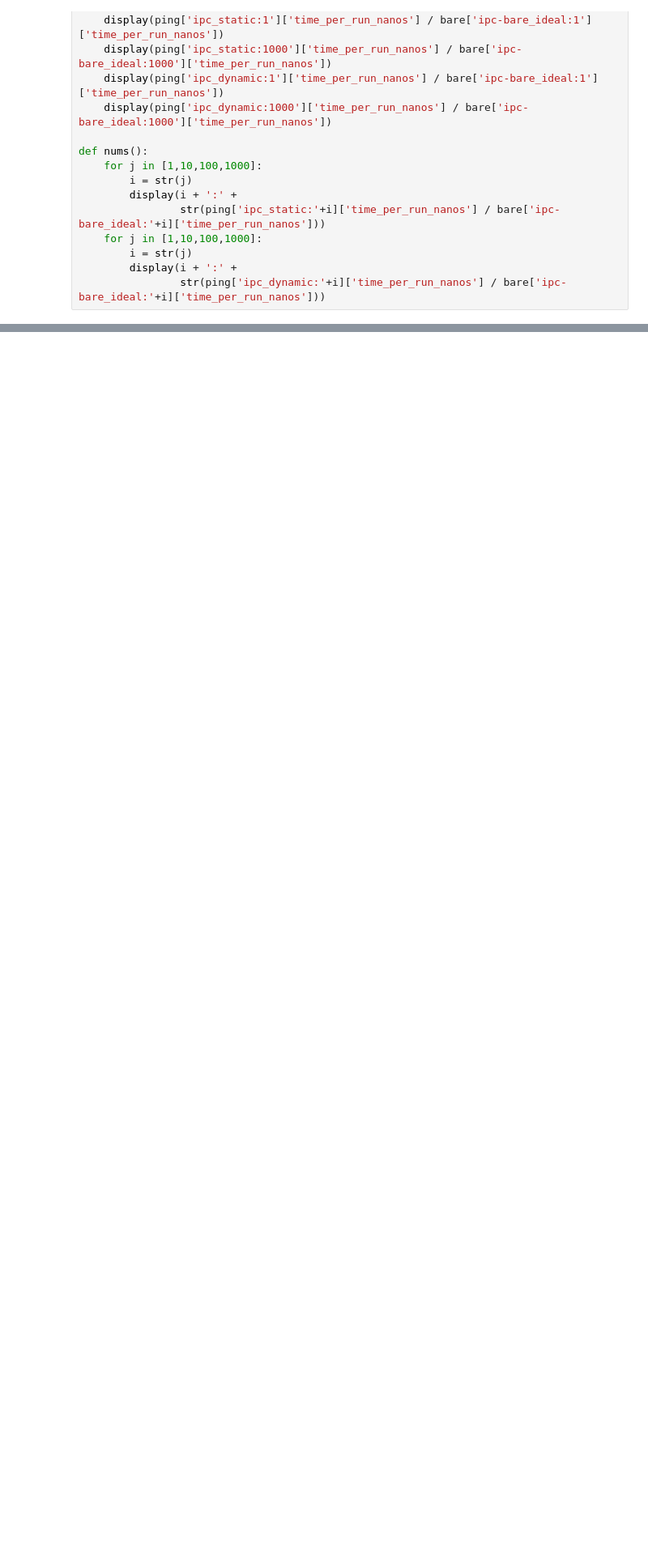
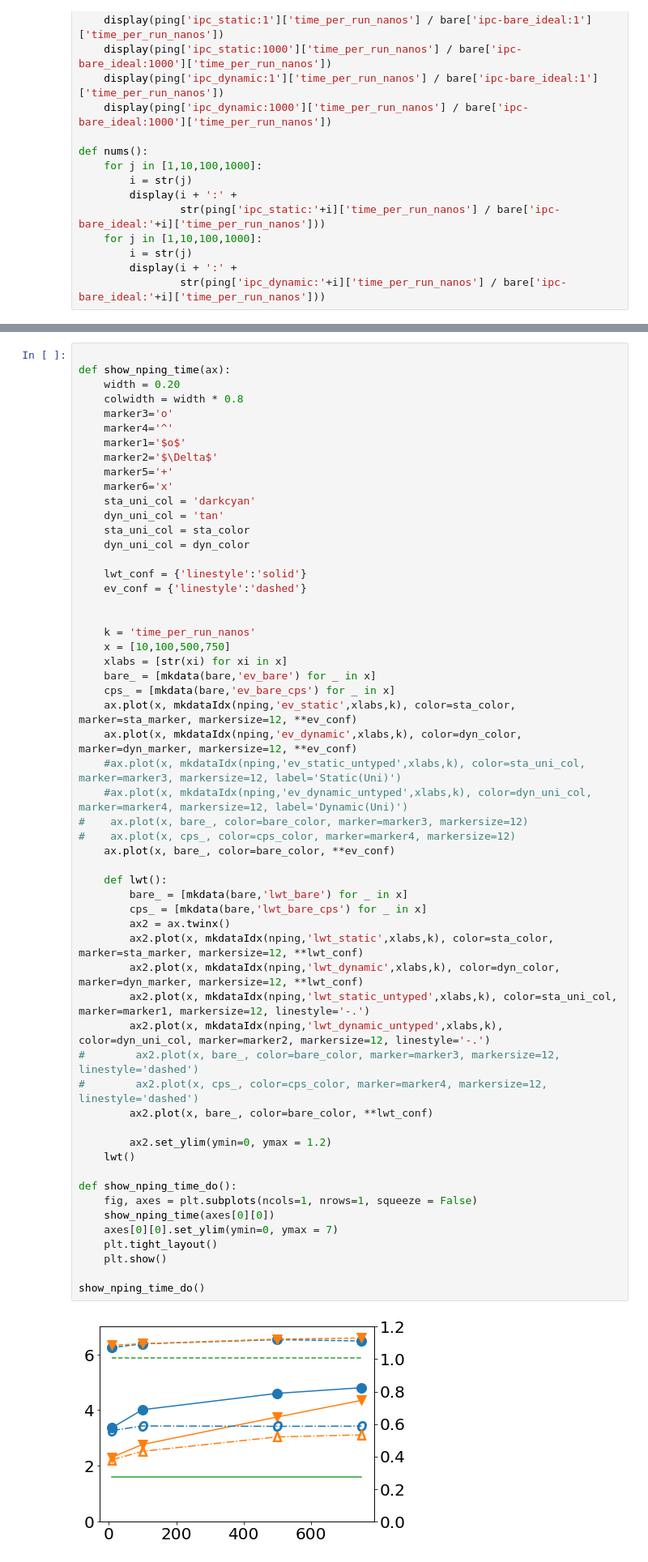
Before and after one commit to keigoi/ocaml-mpst, a Jupyter notebook: benchmark/graphs/Graphs.ipynb, the cells around one changed output, grey strips where cells are left out. Shown: that part at 81% size. Cells and saved outputs as stored; diff of their text form; blank space fills up the shorter version.

```diff
--- a/benchmark/graphs/Graphs.ipynb
+++ b/benchmark/graphs/Graphs.ipynb
@@ -554,0 +284,58 @@ NameError: name 'show_chameleons' is not defined
+# %%
+
+def show_nping_time(ax):
+    width = 0.20
+    colwidth = width * 0.8
+    marker3='o'
+    marker4='^'
+    marker1='$o$'
+    marker2='$\Delta$'
+    marker5='+'
+    marker6='x'
+    sta_uni_col = 'darkcyan'
+    dyn_uni_col = 'tan'
+    sta_uni_col = sta_color
+    dyn_uni_col = dyn_color
+
+    lwt_conf = {'linestyle':'solid'}
+    ev_conf = {'linestyle':'dashed'}
+
+
+    k = 'time_per_run_nanos'
+    x = [10,100,500,750]
+    xlabs = [str(xi) for xi in x]
+    bare_ = [mkdata(bare,'ev_bare') for _ in x]
+    cps_ = [mkdata(bare,'ev_bare_cps') for _ in x]
+    ax.plot(x, mkdataIdx(nping,'ev_static',xlabs,k), color=sta_color, marker=sta_marker, markersize=12, **ev_conf)
+    ax.plot(x, mkdataIdx(nping,'ev_dynamic',xlabs,k), color=dyn_color, marker=dyn_marker, markersize=12, **ev_conf)
+    #ax.plot(x, mkdataIdx(nping,'ev_static_untyped',xlabs,k), color=sta_uni_col, marker=marker3, markersize=12, label='Static(Uni)')
+    #ax.plot(x, mkdataIdx(nping,'ev_dynamic_untyped',xlabs,k), color=dyn_uni_col, marker=marker4, markersize=12, label='Dynamic(Uni)')
+#    ax.plot(x, bare_, color=bare_color, marker=marker3, markersize=12)
+#    ax.plot(x, cps_, color=cps_color, marker=marker4, markersize=12)
+    ax.plot(x, bare_, color=bare_color, **ev_conf)
+
+    def lwt():
+        bare_ = [mkdata(bare,'lwt_bare') for _ in x]
+        cps_ = [mkdata(bare,'lwt_bare_cps') for _ in x]
+        ax2 = ax.twinx()
+        ax2.plot(x, mkdataIdx(nping,'lwt_static',xlabs,k), color=sta_color, marker=sta_marker, markersize=12, **lwt_conf)
+        ax2.plot(x, mkdataIdx(nping,'lwt_dynamic',xlabs,k), color=dyn_color, marker=dyn_marker, markersize=12, **lwt_conf)
+        ax2.plot(x, mkdataIdx(nping,'lwt_static_untyped',xlabs,k), color=sta_uni_col, marker=marker1, markersize=12, linestyle='-.')
+        ax2.plot(x, mkdataIdx(nping,'lwt_dynamic_untyped',xlabs,k), color=dyn_uni_col, marker=marker2, markersize=12, linestyle='-.')
+#        ax2.plot(x, bare_, color=bare_color, marker=marker3, markersize=12, linestyle='dashed')
+#        ax2.plot(x, cps_, color=cps_color, marker=marker4, markersize=12, linestyle='dashed')
+        ax2.plot(x, bare_, color=bare_color, **lwt_conf)
+
+        ax2.set_ylim(ymin=0, ymax = 1.2)
+    lwt()
+
+def show_nping_time_do():
+    fig, axes = plt.subplots(ncols=1, nrows=1, squeeze = False)
+    show_nping_time(axes[0][0])
+    axes[0][0].set_ylim(ymin=0, ymax = 7)
+    plt.tight_layout()
+    plt.show()
+
+show_nping_time_do()
+# %% [output]
+[figure, added]
```
Also changed, not shown: parts of 17 cells of this notebook, 1 other file.
